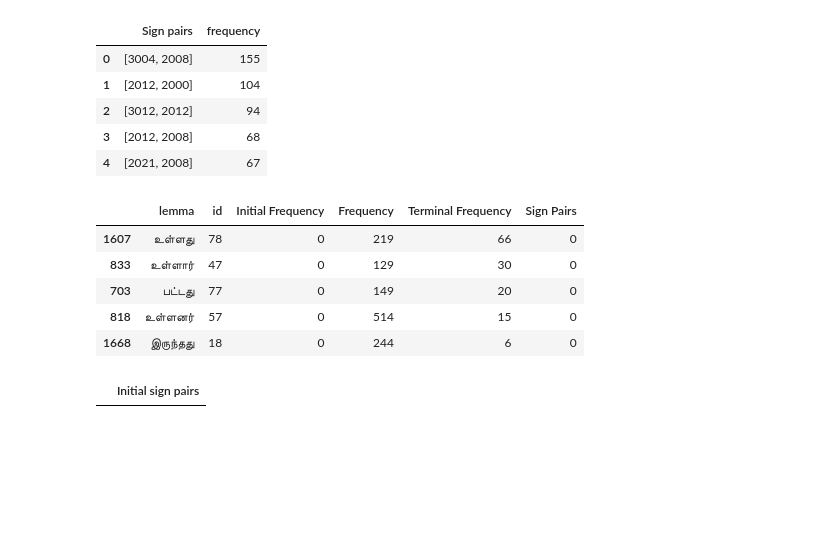
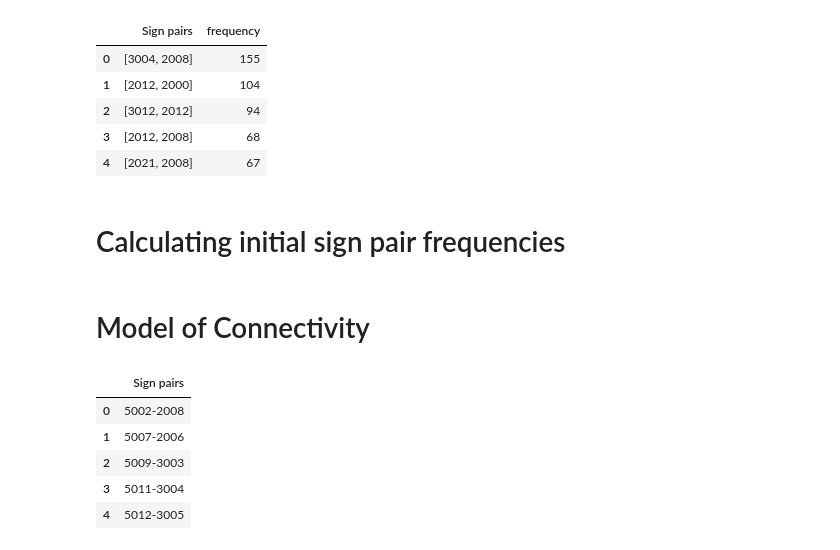
Before and after one commit to Kee2u/Deciphering_the_Indus_Valley_Script, a Jupyter notebook: Multivariate_Segmentation.ipynb, the cells around one changed output. Drawn from its saved outputs; the diff is of its cells as text; code cells hidden in the pictures; blank space fills up the shorter version.

```diff
--- a/Multivariate_Segmentation.ipynb
+++ b/Multivariate_Segmentation.ipynb
@@ -403,20 +368,18 @@ sign_pairs_df.head()
 | 2 | [3012, 2012] | 94 |
 | 3 | [2012, 2008] | 68 |
 | 4 | [2021, 2008] | 67 |
-# %%
-all_logograms.sort_values(by=['Terminal Frequency'], ascending=False, inplace=True)
-all_logograms.head()
-# %% [output]
-|  | lemma | id | Initial Frequency | Frequency | Terminal Frequency | Sign Pairs |
-| 1607 | உள்ளது | 78 | 0 | 219 | 66 | 0 |
-| 833 | உள்ளார் | 47 | 0 | 129 | 30 | 0 |
-| 703 | பட்டது | 77 | 0 | 149 | 20 | 0 |
-| 818 | உள்ளனர் | 57 | 0 | 514 | 15 | 0 |
-| 1668 | இருந்தது | 18 | 0 | 244 | 6 | 0 |
+# %% [markdown]
+# Calculating initial sign pair frequencies
+# %% [markdown]
+# Model of Connectivity
 # %%
-# Creating initial sign pairs
-columns = ['Initial sign pairs']
-initial_sign_pairs = pd.DataFrame(columns = columns)
-initial_sign_pairs.head()
+columns = ['Sign pairs']
+sign_pairs = pd.DataFrame(columns = columns)
+sign_pairs.head()
 # %% [output]
-|  | Initial sign pairs |
+|  | Sign pairs |
+| 0 | 5002-2008 |
+| 1 | 5007-2006 |
+| 2 | 5009-3003 |
+| 3 | 5011-3004 |
+| 4 | 5012-3005 |
```
Also changed, not shown: parts of 58 cells of this notebook.
